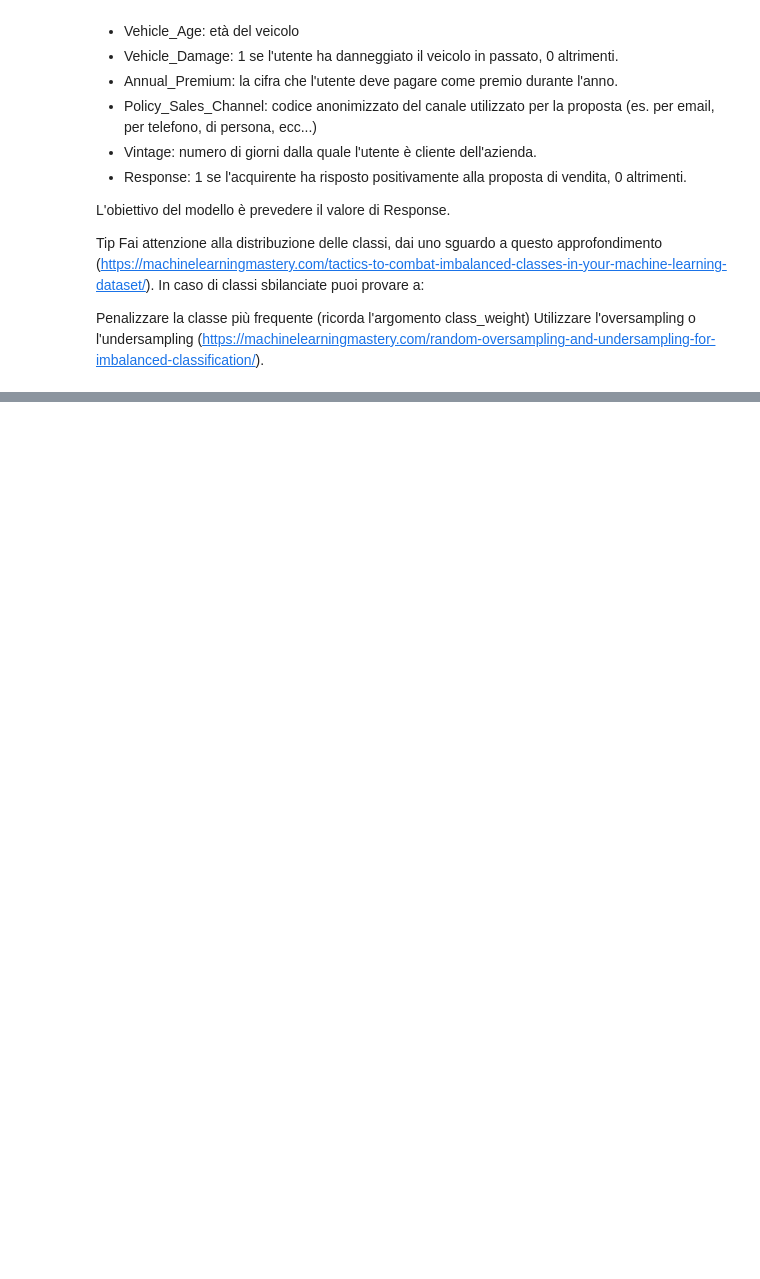
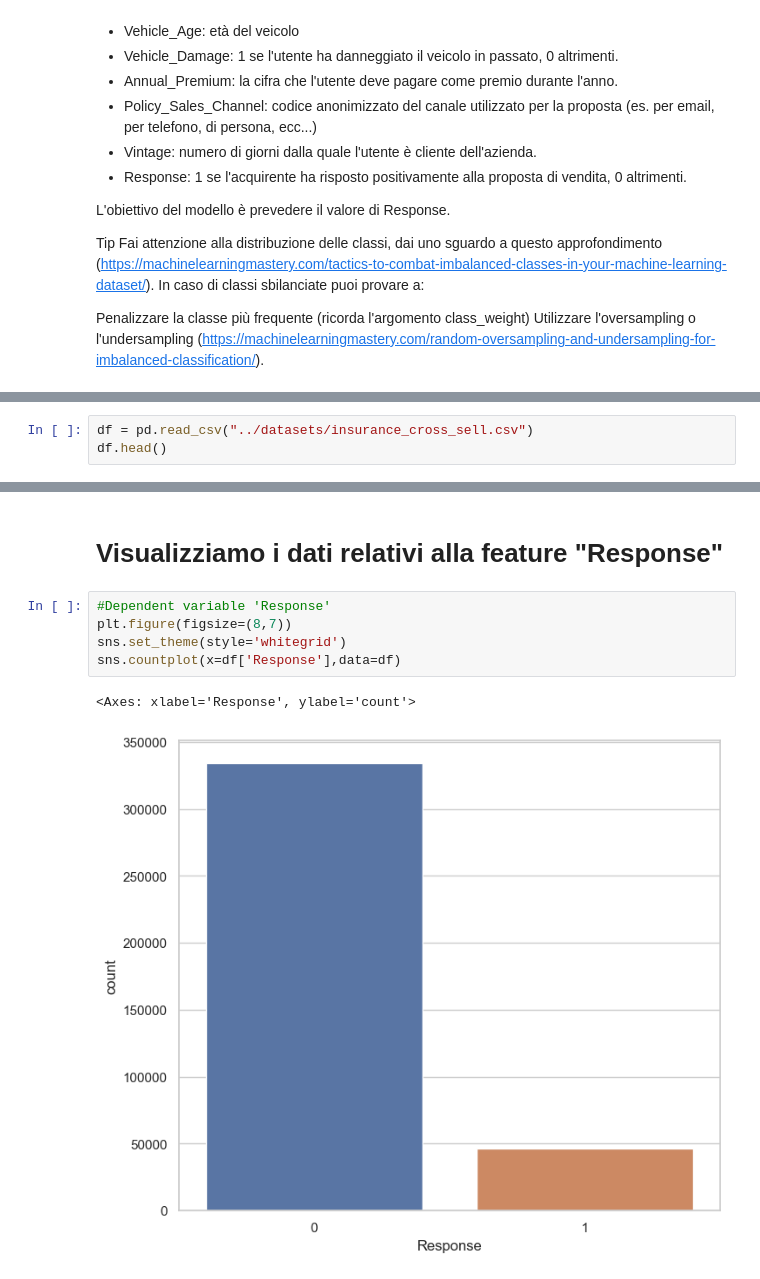
Before and after one commit to Andr-ea/professionAI, a Jupyter notebook: Fondamenti_di_machine_learning/project/project_machine_learning.ipynb, the cells around one changed output, grey strips where cells are left out. Cells and saved outputs as stored; diff of their text form; blank space fills up the shorter version.

```diff
--- a/Fondamenti_di_machine_learning/project/project_machine_learning.ipynb
+++ b/Fondamenti_di_machine_learning/project/project_machine_learning.ipynb
@@ -202,0 +45,3 @@ RocCurveDisplay.from_estimator(model, X_train_resampled, y_train_resampled)
+# %%
+df = pd.read_csv("../datasets/insurance_cross_sell.csv")
+df.head()
@@ -202,0 +143,10 @@ RocCurveDisplay.from_estimator(model, X_train_resampled, y_train_resampled)
+# %% [markdown]
+# Visualizziamo i dati relativi alla feature "Response"
+# %%
+#Dependent variable 'Response'
+plt.figure(figsize=(8,7))
+sns.set_theme(style='whitegrid')
+sns.countplot(x=df['Response'],data=df)
+# %% [output]
+<Axes: xlabel='Response', ylabel='count'>
+[figure, added]
```
Also changed, not shown: parts of 68 cells of this notebook.
